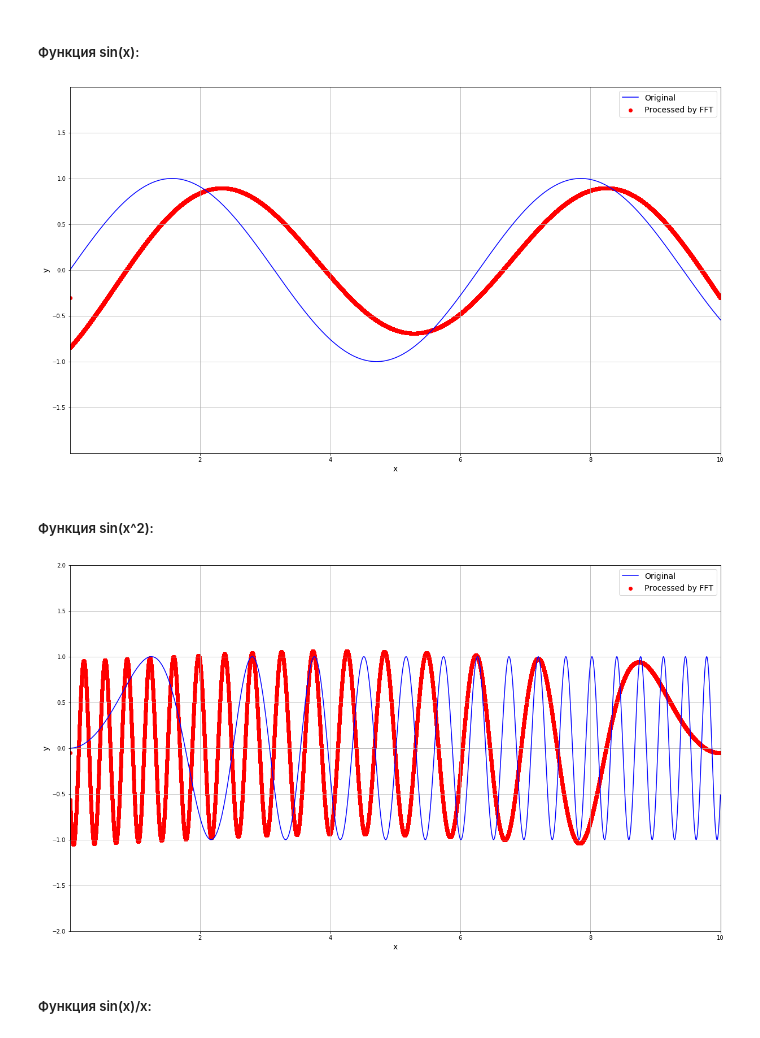
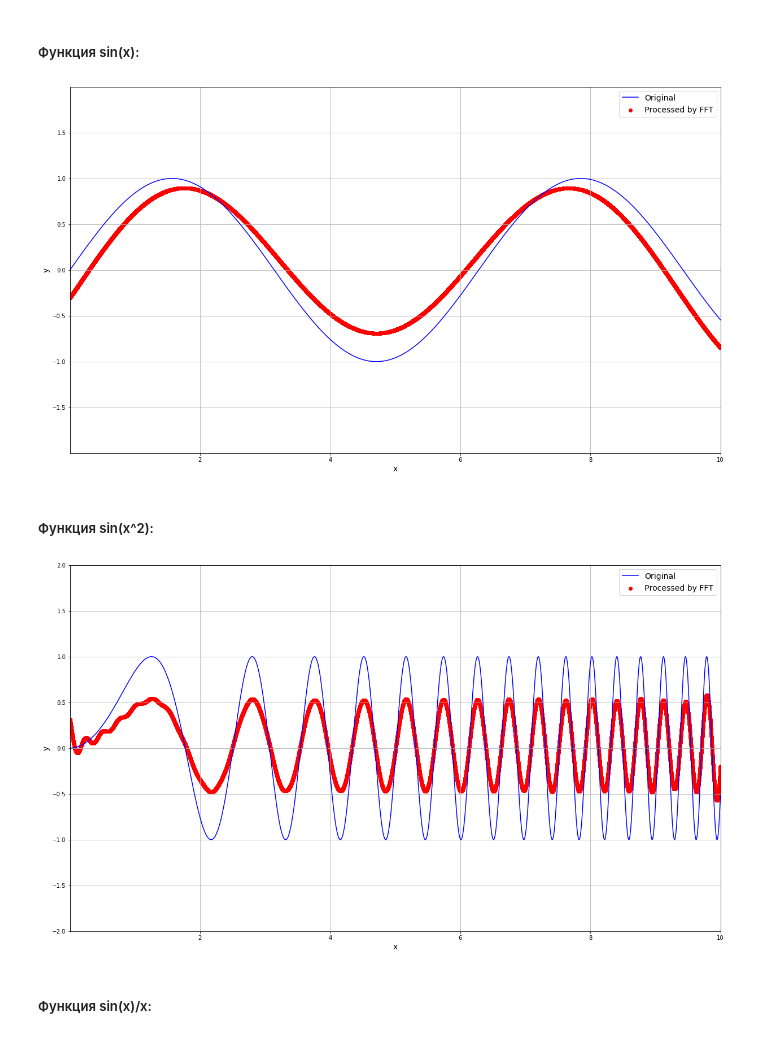
Before and after one commit to DmitryInd/Univirsity-Programs, a Jupyter notebook: Contest 29_11_19/Program B/Program B.ipynb, the cells around one changed output. Saved outputs shown, nothing was run; the diff lists cells and outputs as text; code cells hidden in the pictures.

```diff
--- a/Contest 29_11_19/Program B/Program B.ipynb
+++ b/Contest 29_11_19/Program B/Program B.ipynb
@@ -76,12 +76,12 @@ def internal_fft(arr, value):
 #Длина массива должна быть степенью двойки
 def fft(arr):
     alpha = 2*math.pi/len(arr)
-    return internal_fft(arr, complex(math.cos(2*math.pi/len(arr)), math.sin(2*math.pi/len(arr))));
+    return internal_fft(arr, complex(math.cos(alpha), math.sin(alpha)));
 
 #Длина массива должна быть степенью двойки
 def fft_reverse(arr):
     alpha = -2*math.pi/len(arr)
-    answer = internal_fft(arr, complex(math.cos(2*math.pi/len(arr)), math.sin(2*math.pi/len(arr))));
+    answer = internal_fft(arr, complex(math.cos(alpha), math.sin(alpha)));
     return [answer[i]/len(arr) for i in range(0, len(arr))]
 # %% [markdown]
 ### 4 пункт:
@@ -183,13 +183,13 @@ compare(frequency, borders, 32767, lambda x: x**2)
 # %%
 compare(frequency, borders, 32767, math.sin)
 # %% [output]
-[figure, old version]
+[figure, new version]
 # %% [markdown]
 ##### Функция sin(x^2):
 # %%
-compare(frequency, borders, 32767, lambda x: math.sin(x**2))
+compare(frequency, borders, 32730, lambda x: math.sin(x**2))
 # %% [output]
-[figure, old version]
+[figure, new version]
 # %% [markdown]
 ##### Функция sin(x)/x:
 # %%
```
Also changed, not shown: parts of 8 cells of this notebook.
